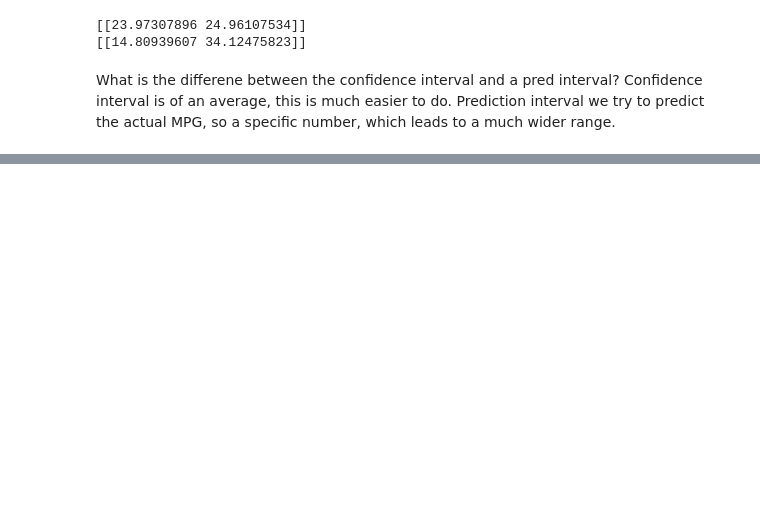
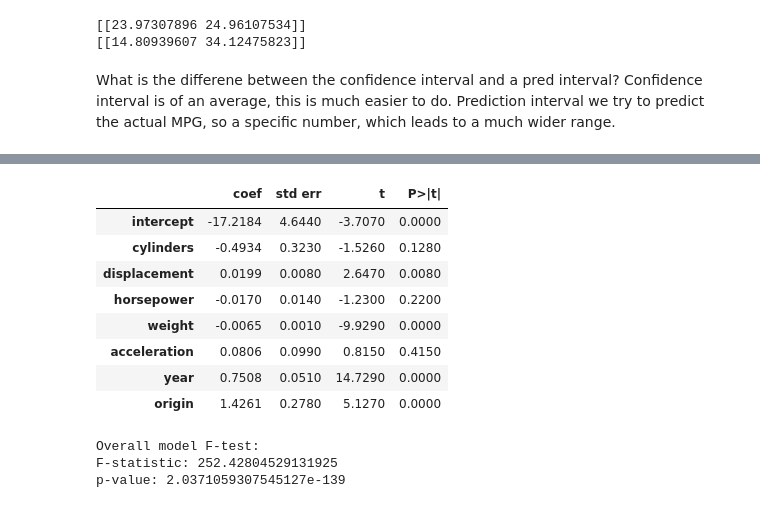
Before and after one commit to jrippert-hub/stats, a Jupyter notebook: chap3.ipynb, the cells around one changed output, grey strips where cells are left out. Cells and saved outputs as stored; diff of their text form; code cells hidden in the pictures; blank space fills up the shorter version.

```diff
--- a/chap3.ipynb
+++ b/chap3.ipynb
@@ -463,0 +482,37 @@ Confidence interval is of an average, this is much easier to do. Prediction inte
+# %%
+pd.set_option('display.float_format', '{:.4f}'.format)
+
+# create multiple regression on all predictors
+
+# create Y variable
+q9_y = auto_df['mpg']
+
+# create our predictors (x)
+q9_x = auto_df.drop(columns=['mpg']).copy()
+q9_x.insert(0, 'intercept', 1)  # Remove the assignment here
+
+# train the model
+model = sm.OLS(q9_y, q9_x)
+results = model.fit()
+summarize(results)
+# %% [output]
+|  | coef | std err | t | P>|t| |
+| intercept | -17.2184 | 4.6440 | -3.7070 | 0.0000 |
+| cylinders | -0.4934 | 0.3230 | -1.5260 | 0.1280 |
+| displacement | 0.0199 | 0.0080 | 2.6470 | 0.0080 |
+| horsepower | -0.0170 | 0.0140 | -1.2300 | 0.2200 |
+| weight | -0.0065 | 0.0010 | -9.9290 | 0.0000 |
+| acceleration | 0.0806 | 0.0990 | 0.8150 | 0.4150 |
+| year | 0.7508 | 0.0510 | 14.7290 | 0.0000 |
+| origin | 1.4261 | 0.2780 | 5.1270 | 0.0000 |
+# %%
+#is there a relationship between the predictors and the outcome variable?
+from statsmodels.stats.anova import anova_lm
+
+print("Overall model F-test:")
+print(f"F-statistic: {results.fvalue}")
+print(f"p-value: {results.f_pvalue}")
+# %% [output]
+Overall model F-test:
+F-statistic: 252.42804529131925
+p-value: 2.0371059307545127e-139
```
Also changed, not shown: parts of 6 cells of this notebook.
